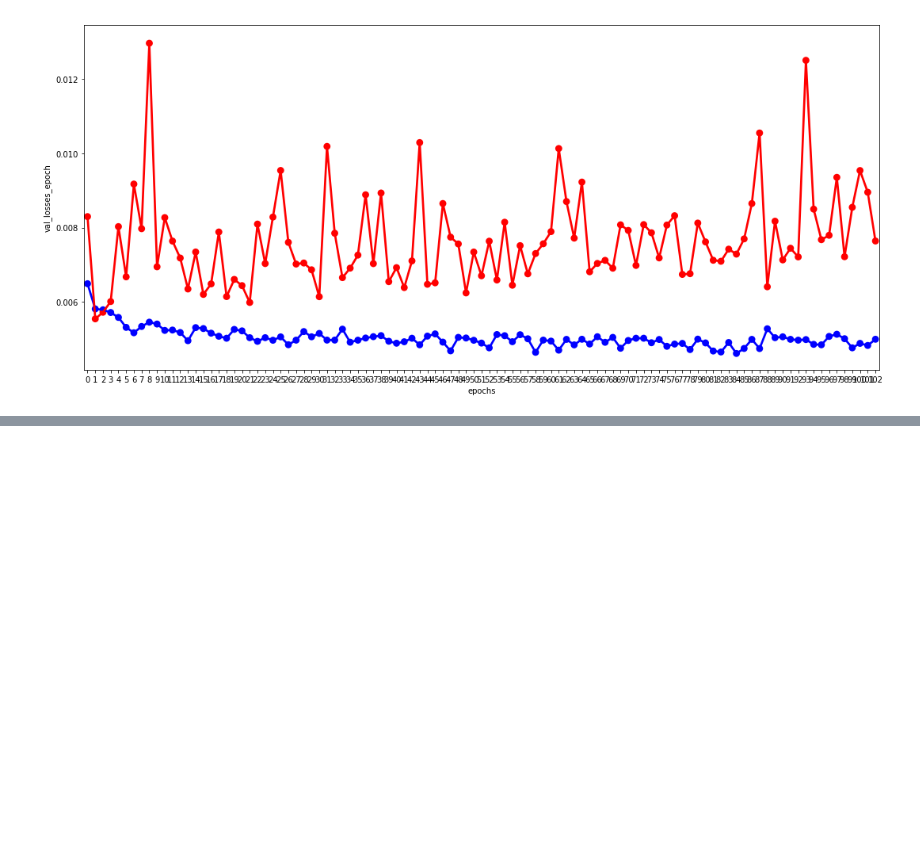
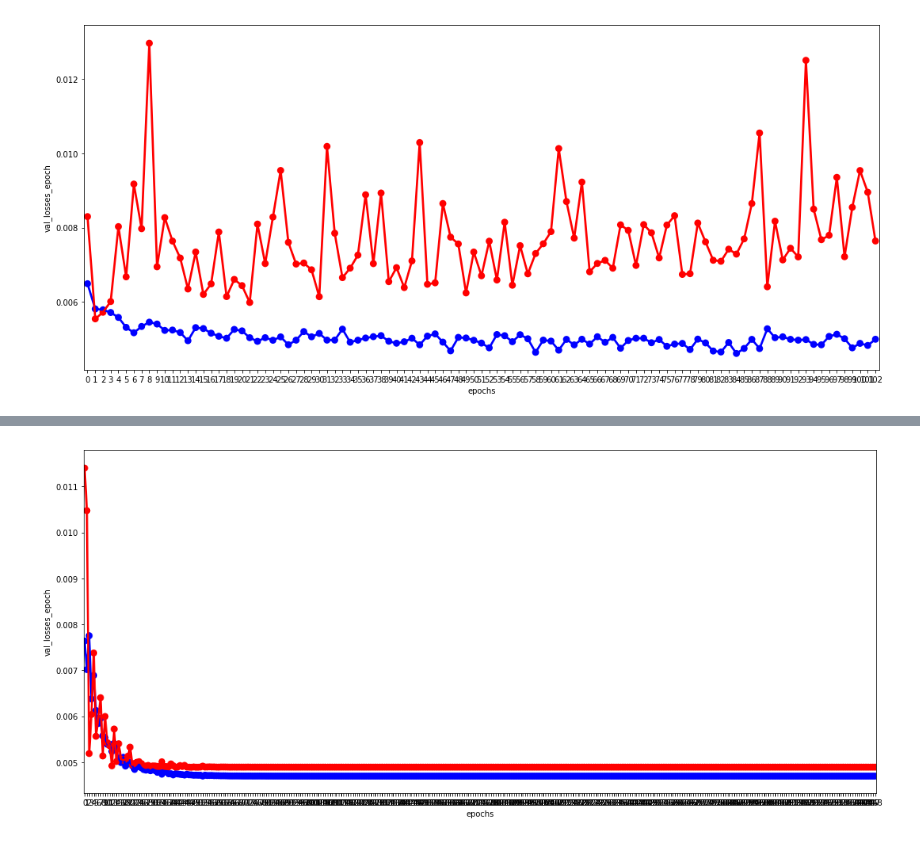
Before and after one commit to anderson93/sbrdnh, a Jupyter notebook: sbrdnh.py.ipynb, the cells around one changed output, grey strips where cells are left out. Cells and saved outputs as stored; diff of their text form; code cells hidden in the pictures; blank space fills up the shorter version.

```diff
--- a/sbrdnh.py.ipynb
+++ b/sbrdnh.py.ipynb
@@ -445,6 +507,6 @@ for x in xrange(0,10):
               results_df['Output'][x],
               results_df['Activation Function'][x],
               results_df['Hidden Layer'][x],
-              results_df['Epochs'][x]]
+              400]
     results.append([fitModel(*params), [params]])
 # %% [output]
@@ -457,0 +532,13 @@ for x in xrange(0,len(results_s)):
+# %%
+results_s = sorted(results,key=lambda x: x[0][0][1])
+results_df = {'Input':[], 'Output':[], 'Activation Function':[], 'Hidden Layer':[], 'Epochs':[], 'MAE':[], 'Loss':[]}
+for x in xrange(0,len(results_s)):
+              results_df['Input'].append( results_s[x][-1][0][0])
+              results_df['Output'].append( results_s[x][-1][0][1])
+              results_df['Activation Function'].append( results_s[x][-1][0][2])
+              results_df['Hidden Layer'].append(results_s[x][-1][0][3])
+              results_df['Epochs'].append(len(results_s[x][0][3].epochs))
+              results_df['MAE'].append((1-results_s[x][0][0][1])*100.0)
+              results_df['Loss'].append(results_s[x][0][0][1])
+results_df = pd.DataFrame(results_df,columns=['Input','Hidden Layer', 'Output', 'Activation Function', 'Epochs','MAE','Loss'])
+results_df[:10]
@@ -457,0 +557,11 @@ for x in xrange(0,len(results_s)):
+# %%
+bestEpochsHistory = pd.DataFrame({'epochs':results_s[0][0][3].epochs,
+                            'mae_epoch':results_s[0][0][3].mae_epoch,
+                            'losses_epoch':results_s[0][0][3].losses_epoch,
+                            'val_mae_epoch':results_s[0][0][3].val_mae_epoch,
+                            'val_losses_epoch':results_s[0][0][3].val_losses_epoch})
+fig, ax = plt.subplots()
+g = sns.pointplot(x='epochs', y='losses_epoch', data=bestEpochsHistory, ax=ax, color='b')
+g = sns.pointplot(x='epochs', y='val_losses_epoch', data=bestEpochsHistory, ax=ax, color='r')
+# %% [output]
+[figure, added]
```
Also changed, not shown: parts of 49 cells of this notebook.
